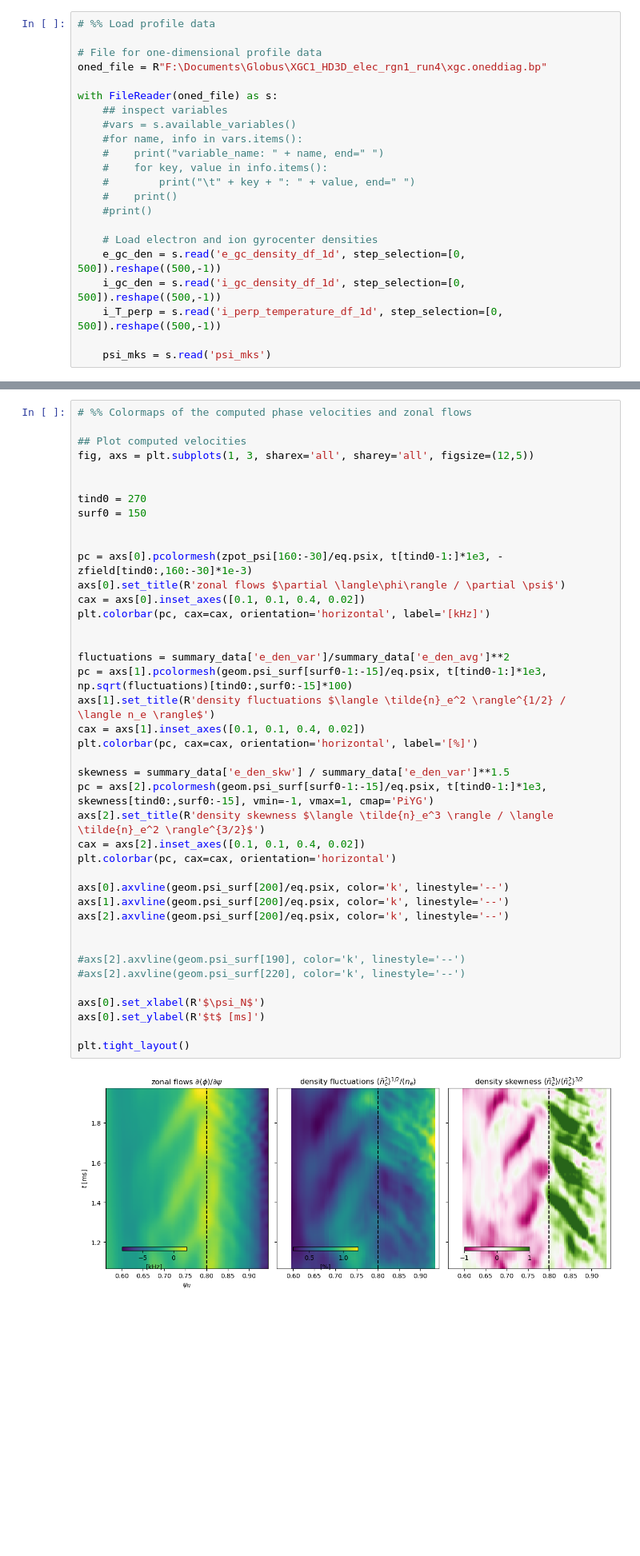
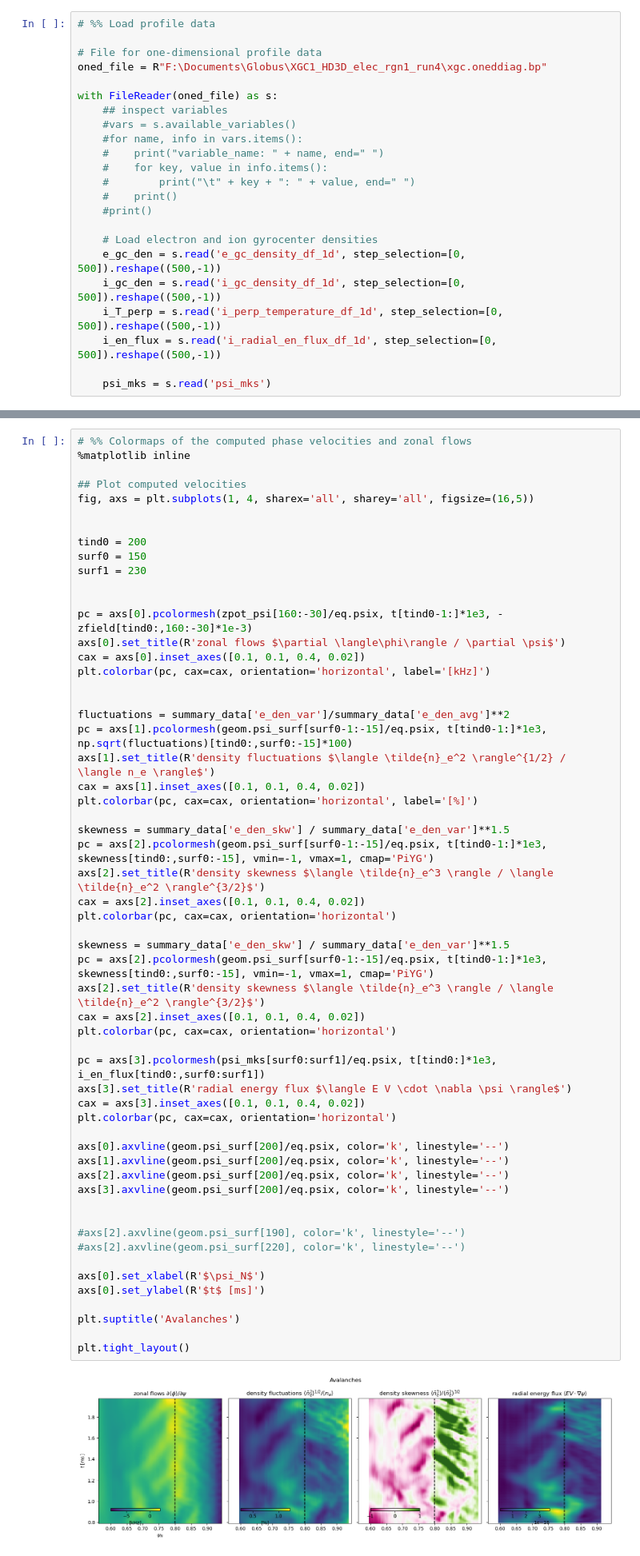
Before and after one commit to Maplenormandy/c1lgkt, a Jupyter notebook: bin/lco_analysis.ipynb, the cells around one changed output, grey strips where cells are left out. Shown at 80% size. Drawn from its saved outputs; the diff is of its cells as text; blank space fills up the shorter version.

```diff
--- a/bin/lco_analysis.ipynb
+++ b/bin/lco_analysis.ipynb
@@ -73,6 +78,7 @@ with FileReader(oned_file) as s:
     e_gc_den = s.read('e_gc_density_df_1d', step_selection=[0, 500]).reshape((500,-1))
     i_gc_den = s.read('i_gc_density_df_1d', step_selection=[0, 500]).reshape((500,-1))
     i_T_perp = s.read('i_perp_temperature_df_1d', step_selection=[0, 500]).reshape((500,-1))
+    i_en_flux = s.read('i_radial_en_flux_df_1d', step_selection=[0, 500]).reshape((500,-1))
 
     psi_mks = s.read('psi_mks')
 # %% [markdown]
@@ -80,43 +88,59 @@ with FileReader(oned_file) as s:
 # %%
 # %% Colormaps of the computed phase velocities and zonal flows
+%matplotlib inline
 
 ## Plot computed velocities
-fig, axs = plt.subplots(1, 3, sharex='all', sharey='all', figsize=(12,5))
+fig, axs = plt.subplots(1, 4, sharex='all', sharey='all', figsize=(16,5))
 
 
-tind0 = 270
+tind0 = 200
 surf0 = 150
+surf1 = 230
 
 
 pc = axs[0].pcolormesh(zpot_psi[160:-30]/eq.psix, t[tind0-1:]*1e3, -zfield[tind0:,160:-30]*1e-3)
 axs[0].set_title(R'zonal flows $\partial \langle\phi\rangle / \partial \psi$')
 cax = axs[0].inset_axes([0.1, 0.1, 0.4, 0.02])
 plt.colorbar(pc, cax=cax, orientation='horizontal', label='[kHz]')
 
 
 fluctuations = summary_data['e_den_var']/summary_data['e_den_avg']**2
 pc = axs[1].pcolormesh(geom.psi_surf[surf0-1:-15]/eq.psix, t[tind0-1:]*1e3, np.sqrt(fluctuations)[tind0:,surf0:-15]*100)
 axs[1].set_title(R'density fluctuations $\langle \tilde{n}_e^2 \rangle^{1/2} / \langle n_e \rangle$')
 cax = axs[1].inset_axes([0.1, 0.1, 0.4, 0.02])
 plt.colorbar(pc, cax=cax, orientation='horizontal', label='[%]')
 
 skewness = summary_data['e_den_skw'] / summary_data['e_den_var']**1.5
 pc = axs[2].pcolormesh(geom.psi_surf[surf0-1:-15]/eq.psix, t[tind0-1:]*1e3, skewness[tind0:,surf0:-15], vmin=-1, vmax=1, cmap='PiYG')
 axs[2].set_title(R'density skewness $\langle \tilde{n}_e^3 \rangle / \langle \tilde{n}_e^2 \rangle^{3/2}$')
 cax = axs[2].inset_axes([0.1, 0.1, 0.4, 0.02])
 plt.colorbar(pc, cax=cax, orientation='horizontal')
 
+skewness = summary_data['e_den_skw'] / summary_data['e_den_var']**1.5
+pc = axs[2].pcolormesh(geom.psi_surf[surf0-1:-15]/eq.psix, t[tind0-1:]*1e3, skewness[tind0:,surf0:-15], vmin=-1, vmax=1, cmap='PiYG')
+axs[2].set_title(R'density skewness $\langle \tilde{n}_e^3 \rangle / \langle \tilde{n}_e^2 \rangle^{3/2}$')
+cax = axs[2].inset_axes([0.1, 0.1, 0.4, 0.02])
+plt.colorbar(pc, cax=cax, orientation='horizontal')
+
+pc = axs[3].pcolormesh(psi_mks[surf0:surf1]/eq.psix, t[tind0:]*1e3, i_en_flux[tind0:,surf0:surf1])
+axs[3].set_title(R'radial energy flux $\langle E V \cdot \nabla \psi \rangle$')
+cax = axs[3].inset_axes([0.1, 0.1, 0.4, 0.02])
+plt.colorbar(pc, cax=cax, orientation='horizontal')
+
 axs[0].axvline(geom.psi_surf[200]/eq.psix, color='k', linestyle='--')
 axs[1].axvline(geom.psi_surf[200]/eq.psix, color='k', linestyle='--')
 axs[2].axvline(geom.psi_surf[200]/eq.psix, color='k', linestyle='--')
+axs[3].axvline(geom.psi_surf[200]/eq.psix, color='k', linestyle='--')
 
 
 #axs[2].axvline(geom.psi_surf[190], color='k', linestyle='--')
 #axs[2].axvline(geom.psi_surf[220], color='k', linestyle='--')
 
 axs[0].set_xlabel(R'$\psi_N$')
 axs[0].set_ylabel(R'$t$ [ms]')
 
+plt.suptitle('Avalanches')
+
 plt.tight_layout()
 # %% [output]
-[figure, old version]
+[figure, new version]
```
Also changed, not shown: parts of 11 cells of this notebook, 1 other file.
